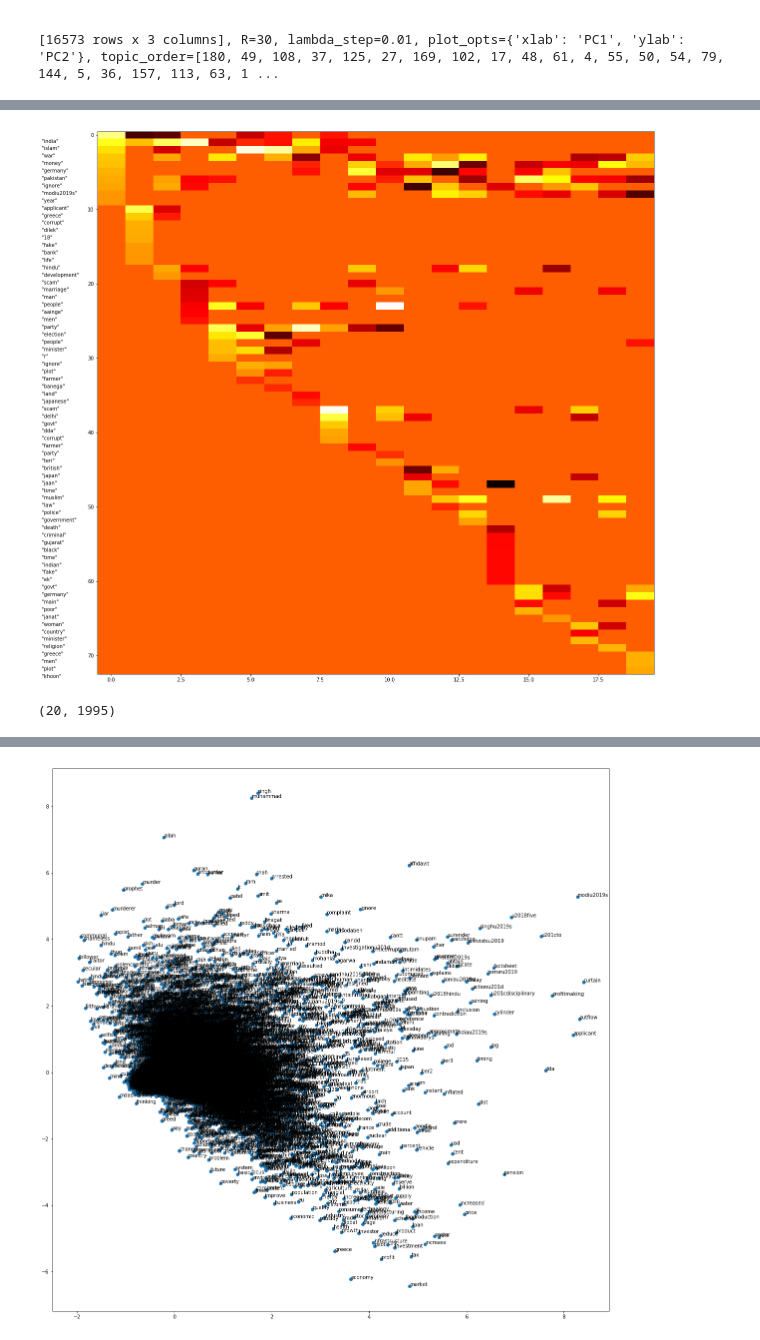
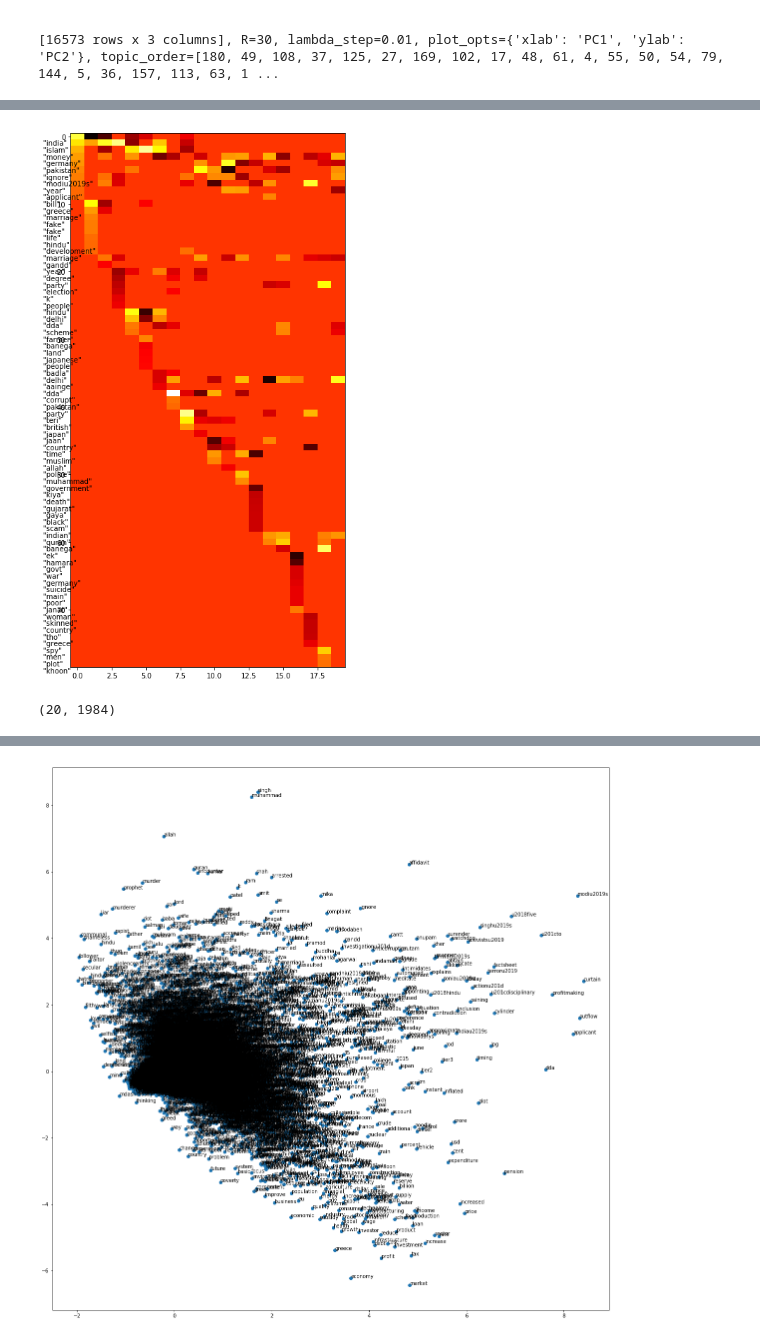
Before and after one commit to PakhiAgarwal/Social-media-analysis, a Jupyter notebook: LDATopicanalysis.ipynb, the cells around one changed output, grey strips where cells are left out. Drawn from its saved outputs; the diff is of its cells as text; code cells hidden in the pictures.

```diff
--- a/LDATopicanalysis.ipynb
+++ b/LDATopicanalysis.ipynb
@@ -78,2 +83,2 @@ topic
 # %%
-model = LsiModel(doc_term_matrix, id2word=dictionary,num_topics=200)  # train model
+model = LsiModel(doc_term_matrix, id2word=dictionary,num_topics=20)  # train model
@@ -80,39 +90,22 @@ model = LsiModel(doc_term_matrix, id2word=dictionary,num_topics=200)  # train mo
+# %%
+K = model.num_topics
+columns = []
+columns_dict = {}
+for k in range(1,K+1):
+    columns.append(str(k))
+    columns_dict[k-1] = ""
 # %%
-K = 20
-columns = ['1','2','3','4','5','6','7','8','9','10','11','12','13','14','15','16','17','18','19','20']
-#print model.num_topics
 df = pd.DataFrame(columns = columns)
 pd.set_option('display.width', 1000)
 zz = np.zeros(shape=(1000,K))
 last_number=0
 DC={}
-
 for x in range (10):
-  data = pd.DataFrame({columns[0]:"",
-                     columns[1]:"",
-                     columns[2]:"",
-                     columns[3]:"",
-                     columns[4]:"",
-                       columns[5]:"",
-                       columns[6]:"",
-                       columns[7]:"",
-                       columns[8]:"",
-                       columns[9]:"",
-                       columns[10]:"",
-                       columns[11]:"",
-                       columns[12]:"",
-                       columns[13]:"",
-                       columns[14]:"",
-                       columns[15]:"",
-                       columns[16]:"",
-                       columns[17]:"",
-                       columns[18]:"",
-                       columns[19]:"",
-                    },index=[0])
+  data = pd.DataFrame(columns_dict,index=[0])
   df=df.append(data,ignore_index=True)
-
 for line in model.print_topics(num_topics=K):
     tp, w = line
+    print tp
     probs=w.split("+")
     y=0
     for pr in probs:
@@ -128,15 +142,15 @@ for line in model.print_topics(num_topics=K):
 # %%
 zz=np.resize(zz,(len(DC.keys()),zz.shape[1]))
-plt.figure(figsize = (20,20))
+plt.figure(figsize = (7,14))
 plt.imshow(zz, cmap='hot', interpolation='nearest',aspect='auto')
 for val, key in enumerate(DC.keys()):
         plt.text(-2.5, val + 0.5, key,
                  horizontalalignment='left',
                  verticalalignment='top'
                  )
 plt.show()
 # %% [output]
-[figure, old version]
+[figure, new version]
 # %%
 def topics_to_vectorspace(n_topics, n_words=100):
     rows = []
@@ -146,7 +160,7 @@ def topics_to_vectorspace(n_topics, n_words=100):
         rows.append(row)
     return rows
 vec = DictVectorizer()
-X = vec.fit_transform(topics_to_vectorspace(20))
+X = vec.fit_transform(topics_to_vectorspace(K))
 X.shape
 # %% [output]
-(20, 1995)
+(20, 1984)
```
Also changed, not shown: parts of 9 cells of this notebook.
